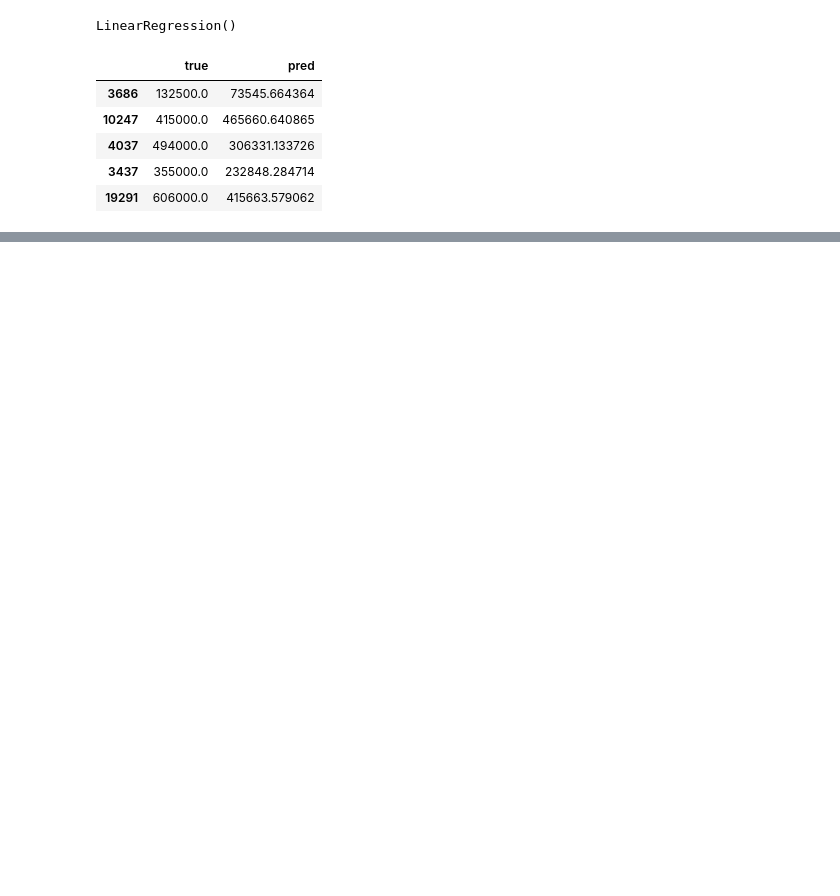
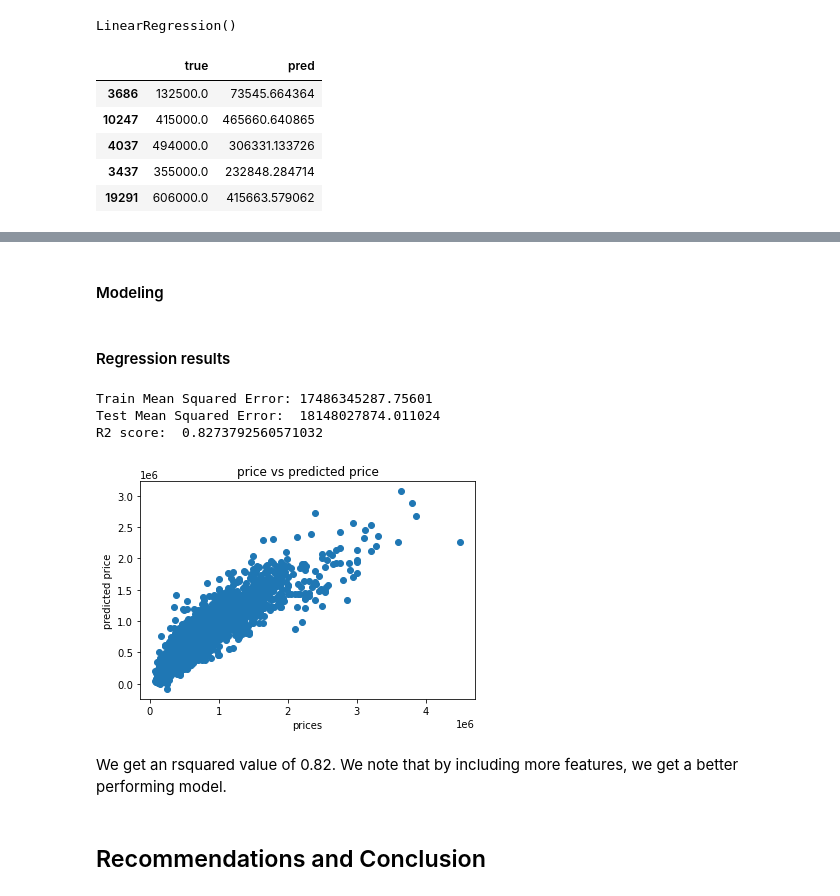
Before and after one commit to Collin9726/house-sales-regression-modeling, a Jupyter notebook: index.ipynb, the cells around one changed output, grey strips where cells are left out. Drawn from its saved outputs; the diff is of its cells as text; code cells hidden in the pictures; blank space fills up the shorter version.

Commit message:
Compiled different models in the main index.ipynb

```diff
--- a/index.ipynb
+++ b/index.ipynb
@@ -755,0 +427,3 @@ R2 0.6450141851120927
+# %%
+X = data.drop("price", axis=1)
+y = data["price"]
@@ -755,0 +432,2 @@ R2 0.6450141851120927
+# %%
+X_train, X_test, y_train, y_test = train_test_split(X, y, random_state=42)
@@ -755,0 +436,56 @@ R2 0.6450141851120927
+# %%
+continuous = ["sqft_lot", "sqft_above", "sqft_living15", "sqft_lot15", "sqft_living"]
+categoricals = ["bedrooms", "bathrooms", "floors", "waterfront", "view", "condition", "grade", "yr_built", "yr_renovated", "zipcode"]
+# %% [markdown]
+#### Modeling
+# %%
+# Instantiate transformers
+log_transformer = FunctionTransformer(np.log, validate=True)
+ohe = OneHotEncoder(drop='first', sparse=False)
+
+# Fit transformers
+log_transformer.fit(X_train[continuous])
+ohe.fit(X_train[categoricals])
+
+# Transform training data
+X_train = pd.concat([
+    pd.DataFrame(log_transformer.transform(X_train[continuous]), index=X_train.index),
+    pd.DataFrame(ohe.transform(X_train[categoricals]), index=X_train.index)
+], axis=1)
+
+# Transform test data
+X_test = pd.concat([
+    pd.DataFrame(log_transformer.transform(X_test[continuous]), index=X_test.index),
+    pd.DataFrame(ohe.transform(X_test[categoricals]), index=X_test.index)
+], axis=1)
+
+model3 = LinearRegression()
+model3.fit(X_train, y_train)
+
+y_hat_train = model3.predict(X_train)
+y_hat_test = model3.predict(X_test)
+# %% [markdown]
+#### Regression results
+# %%
+train_mse = mean_squared_error(y_train, y_hat_train)
+test_mse = mean_squared_error(y_test, y_hat_test)
+print('Train Mean Squared Error:', train_mse)
+print('Test Mean Squared Error: ', test_mse)
+print('R2 score: ', r2_score(y_test, y_hat_test))
+# %% [output]
+Train Mean Squared Error: 17486345287.75601
+Test Mean Squared Error:  18148027874.011024
+R2 score:  0.8273792560571032
+# %%
+plt.scatter(y_train, y_hat_train)
+plt.xlabel('prices')
+plt.ylabel('predicted price')
+plt.title('price vs predicted price')
+
+plt.show()
+# %% [output]
+[figure, added]
+# %% [markdown]
+We get an rsquared value of 0.82. We note that by including more features, we get a better performing model.
+# %% [markdown]
+## Recommendations and Conclusion
```
Also changed, not shown: parts of 102 cells of this notebook.
